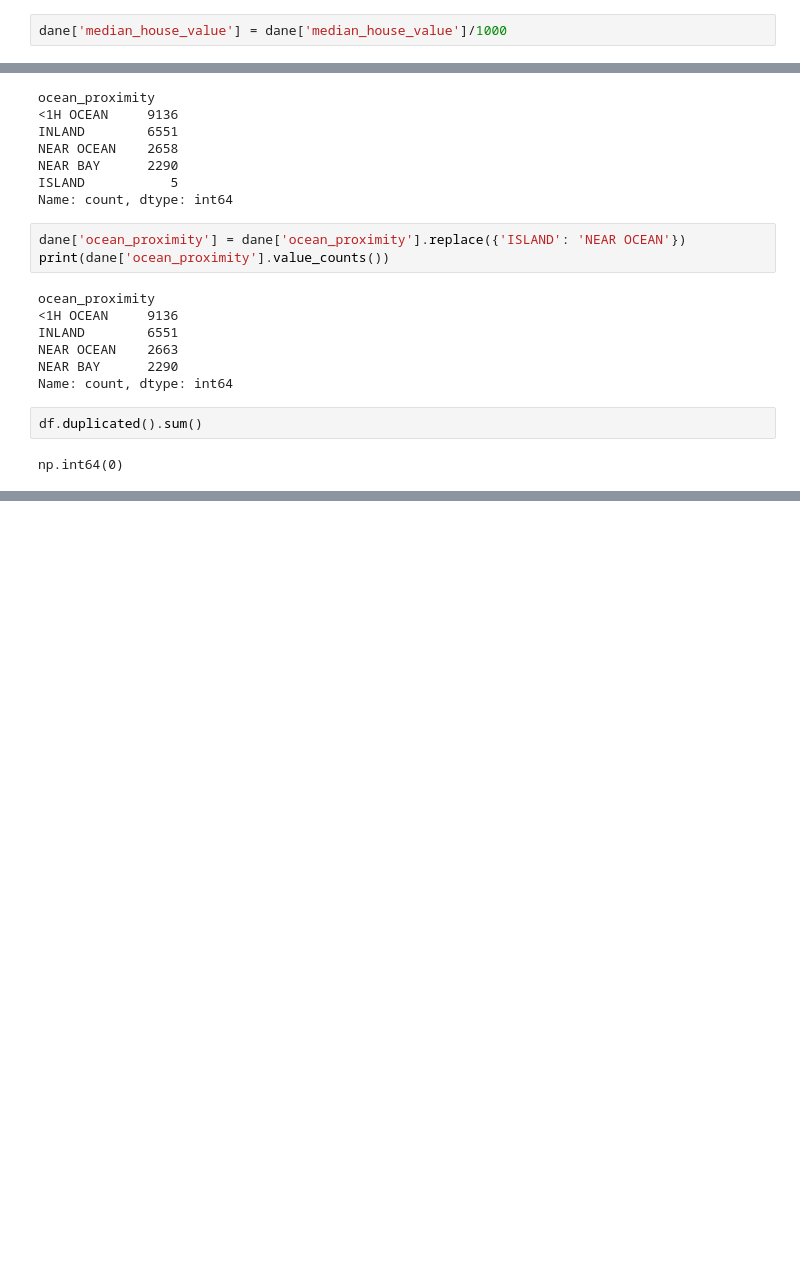
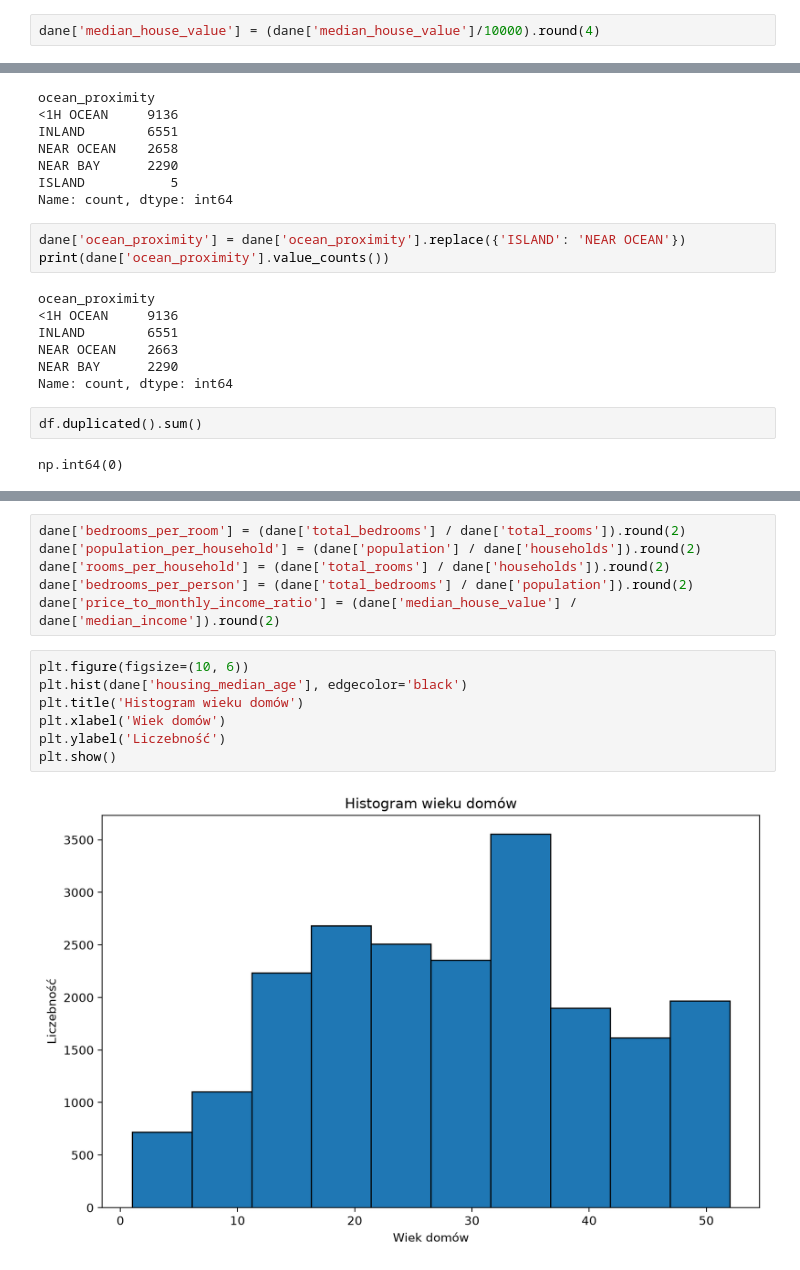
Before and after one commit to IvanNa438/ProjektKoncowyAWDP, a Jupyter notebook: data wrangling.ipynb, the cells around one changed output, grey strips where cells are left out. Drawn from its saved outputs; the diff is of its cells as text; blank space fills up the shorter version.

```diff
--- a/data wrangling.ipynb
+++ b/data wrangling.ipynb
@@ -368,7 +368,7 @@ Data columns (total 10 columns):
 dtypes: float64(5), int64(4), str(1)
 memory usage: 1.6 MB
 # %%
-dane['median_house_value'] = dane['median_house_value']/1000
+dane['median_house_value'] = (dane['median_house_value']/10000).round(4)
 # %%
 print(dane['ocean_proximity'].unique())
 # %% [output]
@@ -403,0 +418,15 @@ dane
+# %%
+dane['bedrooms_per_room'] = (dane['total_bedrooms'] / dane['total_rooms']).round(2)
+dane['population_per_household'] = (dane['population'] / dane['households']).round(2)
+dane['rooms_per_household'] = (dane['total_rooms'] / dane['households']).round(2)
+dane['bedrooms_per_person'] = (dane['total_bedrooms'] / dane['population']).round(2)
+dane['price_to_monthly_income_ratio'] = (dane['median_house_value'] / dane['median_income']).round(2)
+# %%
+plt.figure(figsize=(10, 6))
+plt.hist(dane['housing_median_age'], edgecolor='black')
+plt.title('Histogram wieku domów')
+plt.xlabel('Wiek domów')
+plt.ylabel('Liczebność')
+plt.show()
+# %% [output]
+[figure, added]
```
Also changed, not shown: parts of 12 cells of this notebook.
